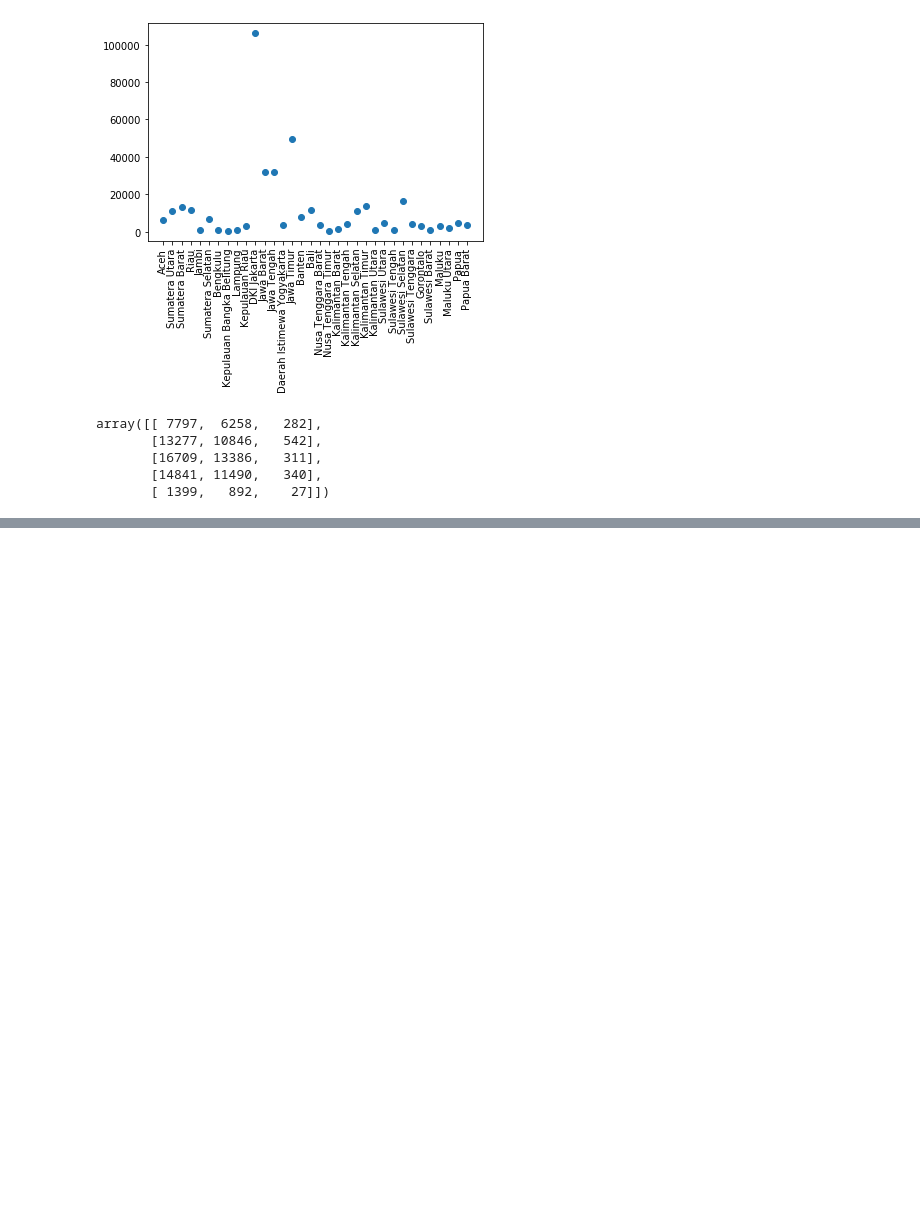
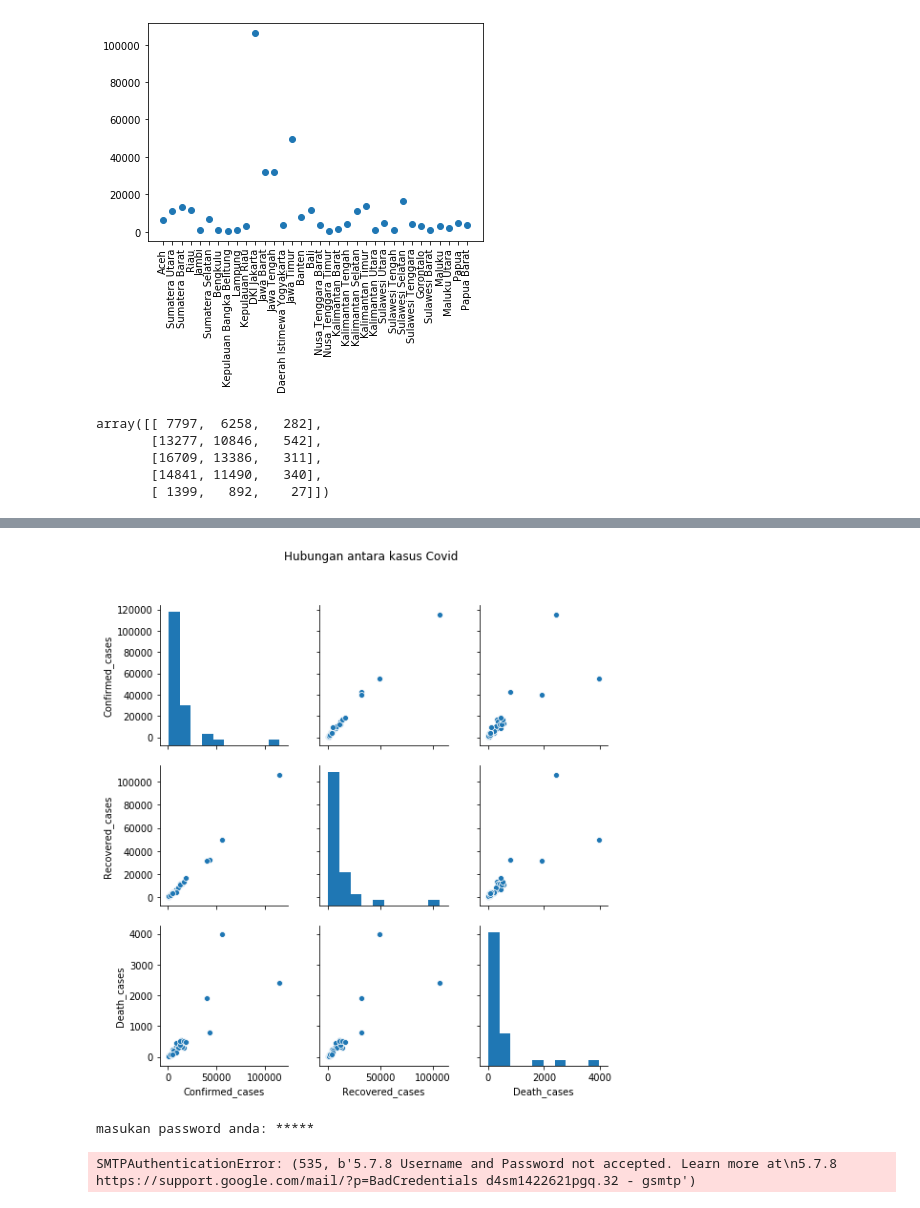
Before and after one commit to elatfar/Statistik-dan-eksplorasi-data, a Jupyter notebook: Distribusi.ipynb, the cells around one changed output, grey strips where cells are left out. Cells and saved outputs as stored; diff of their text form; code cells hidden in the pictures; blank space fills up the shorter version.

```diff
--- a/Distribusi.ipynb
+++ b/Distribusi.ipynb
@@ -140,0 +112,58 @@ ini garis \ baru
+# %%
+pair_cov = sns.pairplot(data_cov_prov)
+pair_cov.fig.suptitle("Hubungan antara kasus Covid", y=1.08)
+pair_cov.savefig("pair_covid.png")
+# %% [output]
+[figure, added]
+# %%
+from email.mime.multipart import MIMEMultipart
+from email.mime.text import MIMEText
+from email.mime.image import MIMEImage
+
+
+str_dari = 'contoh_dari@gmail.com'
+str_kepada = 'contoh_kepada@gmail.com'
+
+#membangun isi pada halaman surel
+msg_root = MIMEMultipart('related')
+msg_root['Subject'] = 'Pair covid visualization'
+msg_root['From'] = str_dari
+msg_root['To'] = str_kepada
+msg_root.preamble = 'This is a multi-part message in MIME format.'
+
+msg_alternative = MIMEMultipart('alternative')
+msg_root.attach(msg_alternative)
+
+msg_text = MIMEText('Sebuah pesan alternatif')
+msg_alternative.attach(msg_text)
+
+msg_text = MIMEText('<p> Disini saya lampirkan sebuah gambar'+
+                    '<b>visualisasi covid</b></p>.<br><img src="cid:image1"><br>Hubungan Kasus Covid!', 'html')
+msg_alternative.attach(msg_text)
+
+#memuat gambar
+fp = open('pair_covid.png', 'rb')
+msg_gambar = MIMEImage(fp.read())
+fp.close()
+
+# Mendefiniskan ID gambar
+msg_gambar.add_header('Content-ID', '<image1>')
+msg_root.attach(msg_gambar)
+
+# mengirim email menggunakan smtplib
+import smtplib
+
+provider = 'smtp.gmail.com'
+email_pengguna = 'contoh@gmail.com'
+pass_pengguna = input('masukan password anda:')
+
+smtp = smtplib.SMTP_SSL(provider, 465)
+smtp.ehlo()
+smtp.login(email_pengguna, pass_pengguna)
+    #mengirim email dengan komponen yang telah dibuat dengan MIME
+smtp.sendmail(str_dari, str_kepada, msg_root.as_string())
+smtp.quit()
+print('Email Terkirim')
+# %% [output]
+masukan password anda: *****
+SMTPAuthenticationError: (535, b'5.7.8 Username and Password not accepted. Learn more at\n5.7.8  https://support.google.com/mail/?p=BadCredentials d4sm1422621pgq.32 - gsmtp')
```
Also changed, not shown: parts of 8 cells of this notebook, 4 other files.
